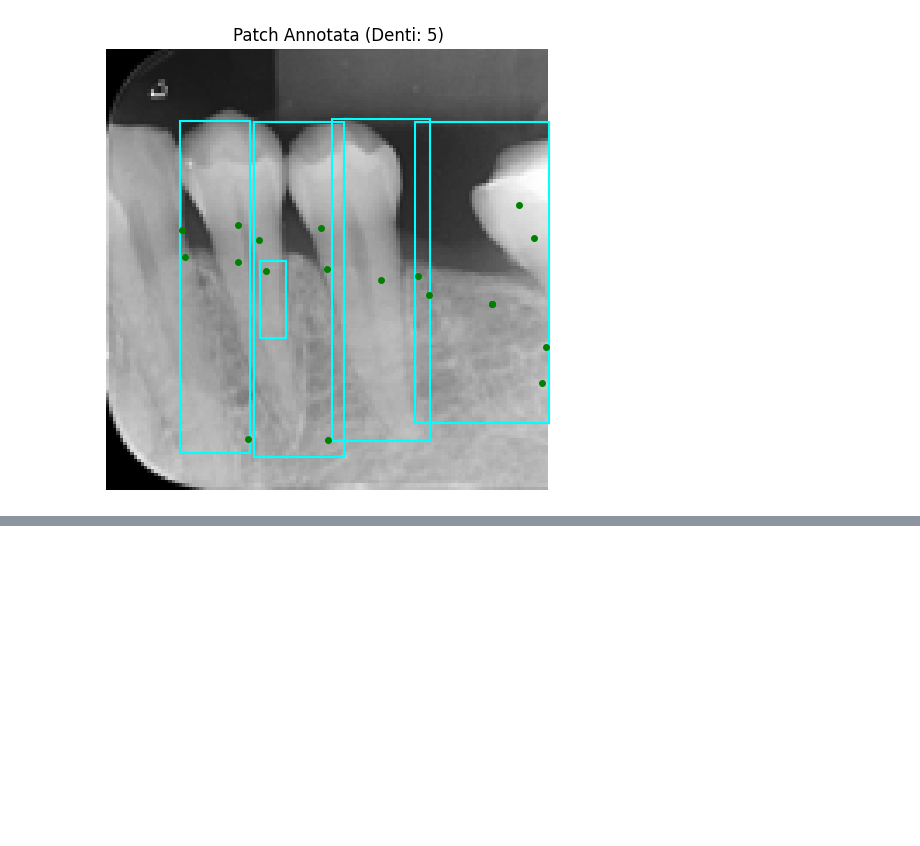
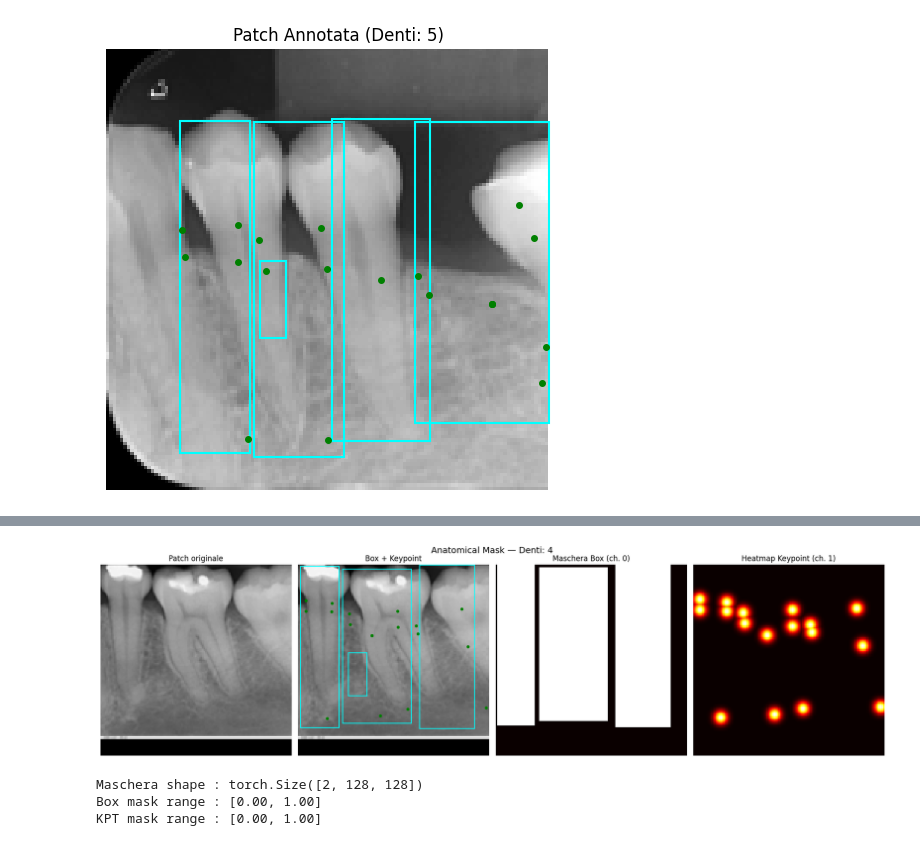
Before and after one commit to GioContursi/Computer_Vision_Project, a Jupyter notebook: notebooks/01_dataset_exploration.ipynb, the cells around one changed output, grey strips where cells are left out. Drawn from its saved outputs; the diff is of its cells as text; code cells hidden in the pictures; blank space fills up the shorter version.

```diff
--- a/notebooks/01_dataset_exploration.ipynb
+++ b/notebooks/01_dataset_exploration.ipynb
@@ -30,13 +62,13 @@ from src.utils import plot_sample_with_annotations
 # %%
 config = {
-    'data_dir': str(project_root / '1_Experiment'),
-    'box_type': 'standard_box',   # oppure 'rotating_box'
-    'batch_size': 1,
-    'fold': 0                     # da 0 a 4
+    "data_dir": str(project_root / "data" / "perio_KPT" / "1_Experiment"),
+    "box_type": "standard_box",   # or "rotating_box"
+    "batch_size": 1,
+    "fold": 0                     # 0–4
 }
 
-print(f"📁 data_dir : {config['data_dir']}")
-print(f"📦 box_type : {config['box_type']}")
-print(f"🔁 fold     : {config['fold']}")
-print(f"📊 batch    : {config['batch_size']}")
+print("Configuration")
+print(f"  • Box type  : {config['box_type']}")
+print(f"  • Fold      : {config['fold']}")
+print(f"  • Batch size: {config['batch_size']}")
 # %% [output]
@@ -143,0 +144,20 @@ plot_sample_with_annotations(batch_imgs_h[0], {
+# %%
+from src.utils import plot_sample_with_mask
+
+batch_imgs, batch_labels = next(iter(dls['train']))
+
+mask = plot_sample_with_mask(batch_imgs[0], {
+    'classes'  : batch_labels['classes'][0],
+    'boxes'    : batch_labels['boxes'][0],
+    'keypoints': batch_labels['keypoints'][0],
+    'angles'   : batch_labels['angles'][0]
+})
+
+print(f"Maschera shape : {mask.shape}")   # torch.Size([2, 128, 128])
+print(f"Box mask range : [{mask[0].min():.2f}, {mask[0].max():.2f}]")
+print(f"KPT mask range : [{mask[1].min():.2f}, {mask[1].max():.2f}]")
+# %% [output]
+[figure, added]
+Maschera shape : torch.Size([2, 128, 128])
+Box mask range : [0.00, 1.00]
+KPT mask range : [0.00, 1.00]
```
Also changed, not shown: parts of 20 cells of this notebook, 1 other file.
